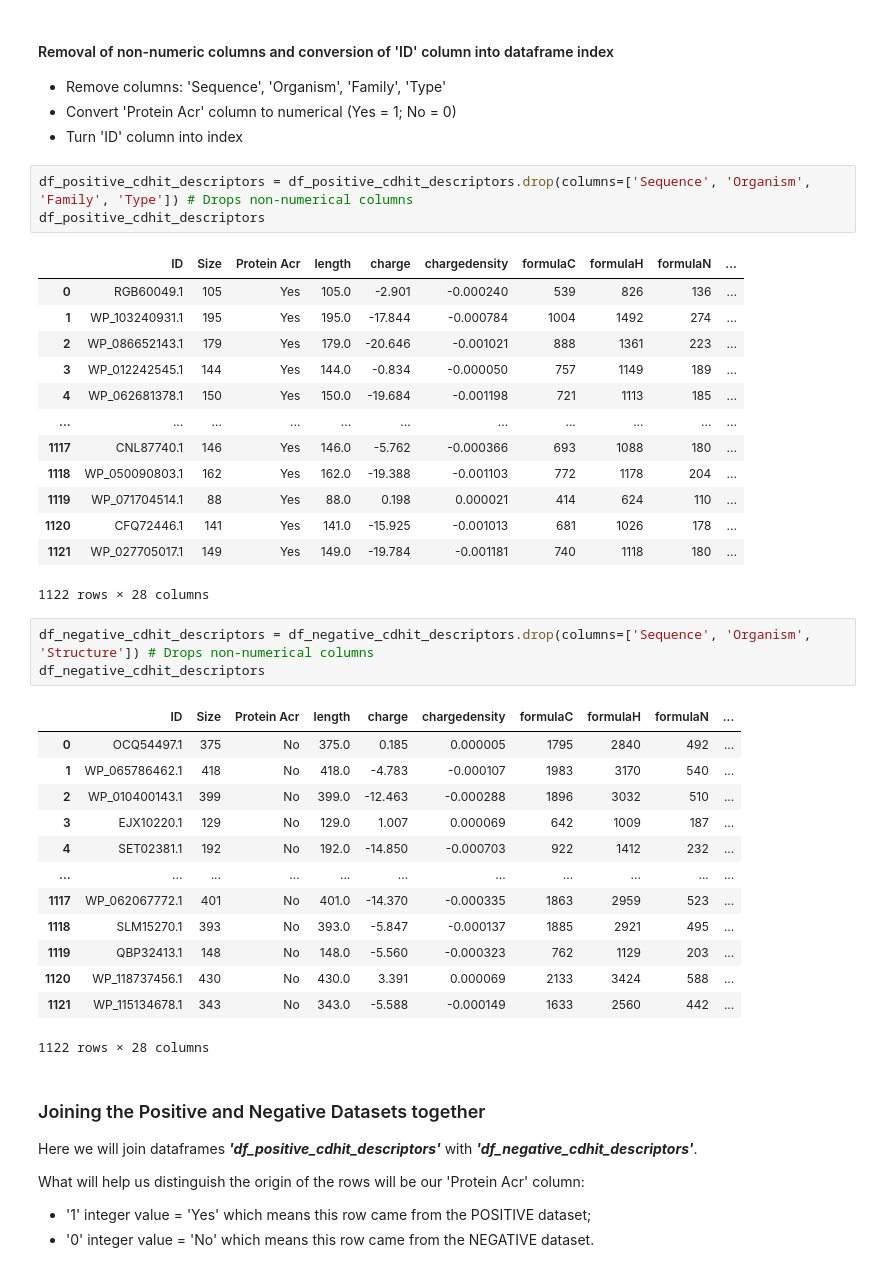
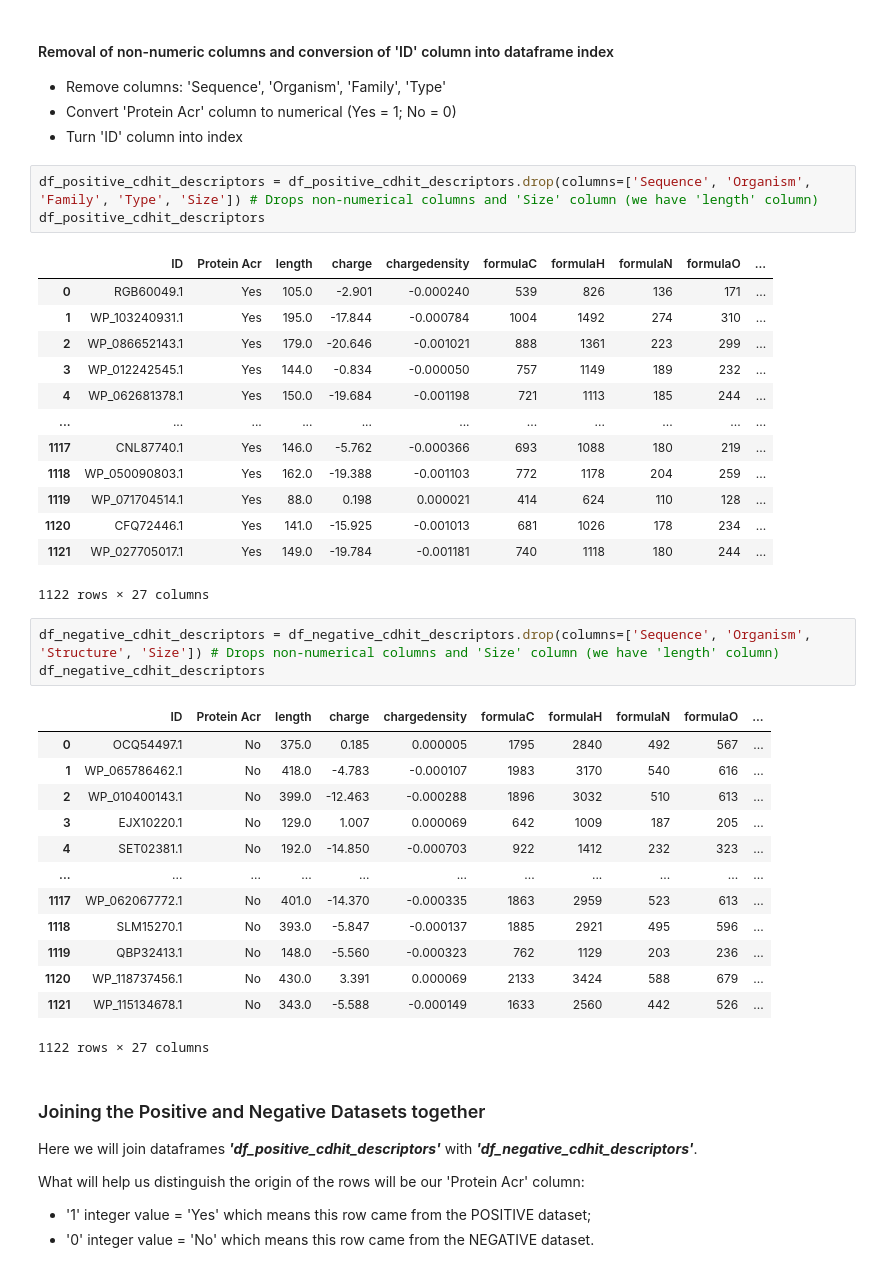
Before and after one commit to ChristianNeitzel/Projeto-Bioinf-PhageAcr, a Jupyter notebook: 4_code_propythia_preparingforML.ipynb, the cells around one changed output. Cells and saved outputs as stored; diff of their text form.

```diff
--- a/4_code_propythia_preparingforML.ipynb
+++ b/4_code_propythia_preparingforML.ipynb
@@ -414,39 +414,39 @@ df_negative_cdhit_descriptors
 - Convert 'Protein Acr' column to numerical (Yes = 1; No = 0)
 - Turn 'ID' column into index
 # %%
-df_positive_cdhit_descriptors = df_positive_cdhit_descriptors.drop(columns=['Sequence', 'Organism', 'Family', 'Type']) # Drops non-numerical columns
+df_positive_cdhit_descriptors = df_positive_cdhit_descriptors.drop(columns=['Sequence', 'Organism', 'Family', 'Type', 'Size']) # Drops non-numerical columns and 'Size' column (we have 'length' column)
 df_positive_cdhit_descriptors
 # %% [output]
-|  | ID | Size | Protein Acr | length | charge | chargedensity | formulaC | formulaH | formulaN | ... |
-| 0 | RGB60049.1 | 105 | Yes | 105.0 | -2.901 | -0.000240 | 539 | 826 | 136 | ... |
-| 1 | WP_103240931.1 | 195 | Yes | 195.0 | -17.844 | -0.000784 | 1004 | 1492 | 274 | ... |
-| 2 | WP_086652143.1 | 179 | Yes | 179.0 | -20.646 | -0.001021 | 888 | 1361 | 223 | ... |
-| 3 | WP_012242545.1 | 144 | Yes | 144.0 | -0.834 | -0.000050 | 757 | 1149 | 189 | ... |
-| 4 | WP_062681378.1 | 150 | Yes | 150.0 | -19.684 | -0.001198 | 721 | 1113 | 185 | ... |
+|  | ID | Protein Acr | length | charge | chargedensity | formulaC | formulaH | formulaN | formulaO | ... |
+| 0 | RGB60049.1 | Yes | 105.0 | -2.901 | -0.000240 | 539 | 826 | 136 | 171 | ... |
+| 1 | WP_103240931.1 | Yes | 195.0 | -17.844 | -0.000784 | 1004 | 1492 | 274 | 310 | ... |
+| 2 | WP_086652143.1 | Yes | 179.0 | -20.646 | -0.001021 | 888 | 1361 | 223 | 299 | ... |
+| 3 | WP_012242545.1 | Yes | 144.0 | -0.834 | -0.000050 | 757 | 1149 | 189 | 232 | ... |
+| 4 | WP_062681378.1 | Yes | 150.0 | -19.684 | -0.001198 | 721 | 1113 | 185 | 244 | ... |
 | ... | ... | ... | ... | ... | ... | ... | ... | ... | ... | ... |
-| 1117 | CNL87740.1 | 146 | Yes | 146.0 | -5.762 | -0.000366 | 693 | 1088 | 180 | ... |
-| 1118 | WP_050090803.1 | 162 | Yes | 162.0 | -19.388 | -0.001103 | 772 | 1178 | 204 | ... |
-| 1119 | WP_071704514.1 | 88 | Yes | 88.0 | 0.198 | 0.000021 | 414 | 624 | 110 | ... |
-| 1120 | CFQ72446.1 | 141 | Yes | 141.0 | -15.925 | -0.001013 | 681 | 1026 | 178 | ... |
-| 1121 | WP_027705017.1 | 149 | Yes | 149.0 | -19.784 | -0.001181 | 740 | 1118 | 180 | ... |
+| 1117 | CNL87740.1 | Yes | 146.0 | -5.762 | -0.000366 | 693 | 1088 | 180 | 219 | ... |
+| 1118 | WP_050090803.1 | Yes | 162.0 | -19.388 | -0.001103 | 772 | 1178 | 204 | 259 | ... |
+| 1119 | WP_071704514.1 | Yes | 88.0 | 0.198 | 0.000021 | 414 | 624 | 110 | 128 | ... |
+| 1120 | CFQ72446.1 | Yes | 141.0 | -15.925 | -0.001013 | 681 | 1026 | 178 | 234 | ... |
+| 1121 | WP_027705017.1 | Yes | 149.0 | -19.784 | -0.001181 | 740 | 1118 | 180 | 244 | ... |
-1122 rows × 28 columns
+1122 rows × 27 columns
 # %%
-df_negative_cdhit_descriptors = df_negative_cdhit_descriptors.drop(columns=['Sequence', 'Organism', 'Structure']) # Drops non-numerical columns
+df_negative_cdhit_descriptors = df_negative_cdhit_descriptors.drop(columns=['Sequence', 'Organism', 'Structure', 'Size']) # Drops non-numerical columns and 'Size' column (we have 'length' column)
 df_negative_cdhit_descriptors
 # %% [output]
-|  | ID | Size | Protein Acr | length | charge | chargedensity | formulaC | formulaH | formulaN | ... |
-| 0 | OCQ54497.1 | 375 | No | 375.0 | 0.185 | 0.000005 | 1795 | 2840 | 492 | ... |
-| 1 | WP_065786462.1 | 418 | No | 418.0 | -4.783 | -0.000107 | 1983 | 3170 | 540 | ... |
-| 2 | WP_010400143.1 | 399 | No | 399.0 | -12.463 | -0.000288 | 1896 | 3032 | 510 | ... |
-| 3 | EJX10220.1 | 129 | No | 129.0 | 1.007 | 0.000069 | 642 | 1009 | 187 | ... |
-| 4 | SET02381.1 | 192 | No | 192.0 | -14.850 | -0.000703 | 922 | 1412 | 232 | ... |
+|  | ID | Protein Acr | length | charge | chargedensity | formulaC | formulaH | formulaN | formulaO | ... |
+| 0 | OCQ54497.1 | No | 375.0 | 0.185 | 0.000005 | 1795 | 2840 | 492 | 567 | ... |
+| 1 | WP_065786462.1 | No | 418.0 | -4.783 | -0.000107 | 1983 | 3170 | 540 | 616 | ... |
+| 2 | WP_010400143.1 | No | 399.0 | -12.463 | -0.000288 | 1896 | 3032 | 510 | 613 | ... |
+| 3 | EJX10220.1 | No | 129.0 | 1.007 | 0.000069 | 642 | 1009 | 187 | 205 | ... |
+| 4 | SET02381.1 | No | 192.0 | -14.850 | -0.000703 | 922 | 1412 | 232 | 323 | ... |
 | ... | ... | ... | ... | ... | ... | ... | ... | ... | ... | ... |
-| 1117 | WP_062067772.1 | 401 | No | 401.0 | -14.370 | -0.000335 | 1863 | 2959 | 523 | ... |
-| 1118 | SLM15270.1 | 393 | No | 393.0 | -5.847 | -0.000137 | 1885 | 2921 | 495 | ... |
-| 1119 | QBP32413.1 | 148 | No | 148.0 | -5.560 | -0.000323 | 762 | 1129 | 203 | ... |
-| 1120 | WP_118737456.1 | 430 | No | 430.0 | 3.391 | 0.000069 | 2133 | 3424 | 588 | ... |
-| 1121 | WP_115134678.1 | 343 | No | 343.0 | -5.588 | -0.000149 | 1633 | 2560 | 442 | ... |
+| 1117 | WP_062067772.1 | No | 401.0 | -14.370 | -0.000335 | 1863 | 2959 | 523 | 613 | ... |
+| 1118 | SLM15270.1 | No | 393.0 | -5.847 | -0.000137 | 1885 | 2921 | 495 | 596 | ... |
+| 1119 | QBP32413.1 | No | 148.0 | -5.560 | -0.000323 | 762 | 1129 | 203 | 236 | ... |
+| 1120 | WP_118737456.1 | No | 430.0 | 3.391 | 0.000069 | 2133 | 3424 | 588 | 679 | ... |
+| 1121 | WP_115134678.1 | No | 343.0 | -5.588 | -0.000149 | 1633 | 2560 | 442 | 526 | ... |
-1122 rows × 28 columns
+1122 rows × 27 columns
 # %% [markdown]
 ### Joining the Positive and Negative Datasets together
 Here we will join dataframes ***'df_positive_cdhit_descriptors'*** with ***'df_negative_cdhit_descriptors'***.
```
Also changed, not shown: parts of 4 cells of this notebook, 10 other files.
